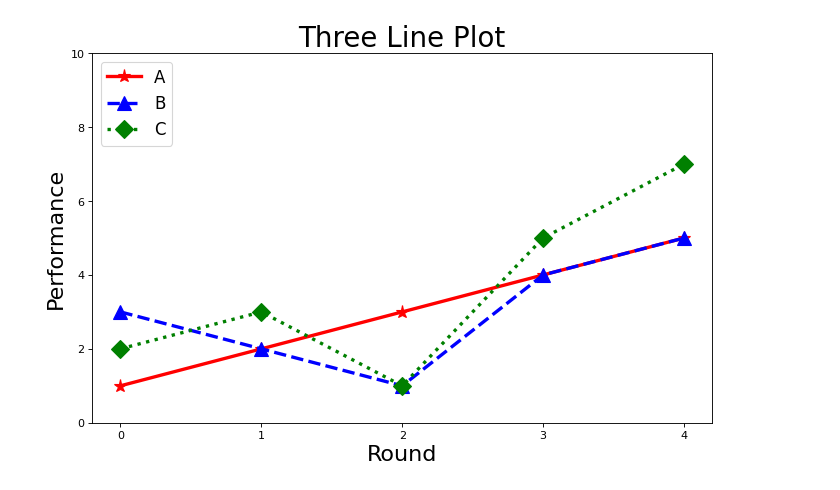
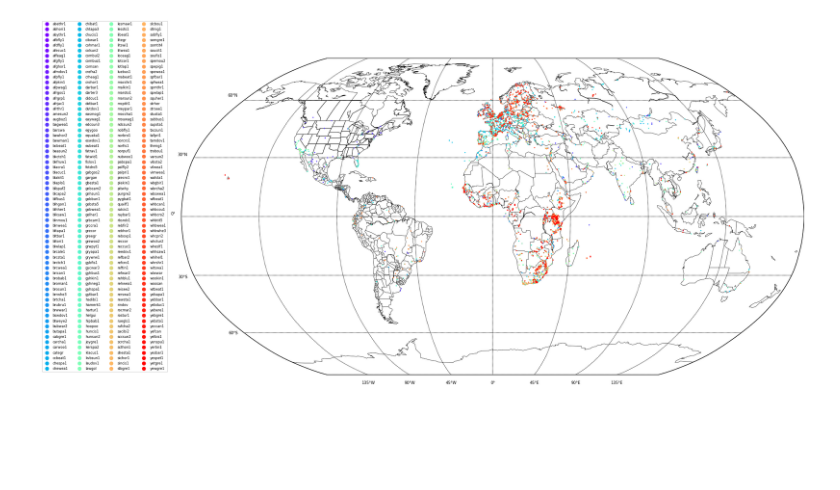
Before and after one commit to Yang-Shiyuan/B-Bird, a Jupyter notebook: ttttt.ipynb, the cells around one changed output. Saved outputs shown, nothing was run; the diff lists cells and outputs as text; code cells hidden in the pictures; blank space fills up the shorter version.

```diff
--- a/ttttt.ipynb
+++ b/ttttt.ipynb
@@ -1,31 +1,45 @@
-# %%
-
-import matplotlib.pyplot as plt
-import numpy as np
-
-data = {'A': [1,2,3,4,5], 'B': [3,2,1,4,5], 'C': [2,3,1,5,7]}
-
-x = np.array([0,1,2,3,4])
-
-plt.figure(figsize=(10,6), dpi=80)  # 设置分辨率
-
-plt.plot(x, data['A'], 'r-*', linewidth=3, markersize=12, label='A')
-
-plt.plot(x, data['B'], 'b--^', linewidth=3, markersize=12, label='B')
-
-plt.plot(x, data['C'], 'g:D', linewidth=3, markersize=12, label='C')
-
-plt.legend(loc=2, fontsize=15)   # 设置图例位置和字体大小
-
-plt.xticks(x, ['0', '1', '2', '3', '4'])  # 设置x轴刻度
-
-plt.yticks([0,2,4,6,8,10])                 # 设置y轴刻度
-
-plt.xlabel('Round', fontsize=20)          # x轴标签
-plt.ylabel('Performance', fontsize=20)     # y轴标签
-
-plt.title('Three Line Plot', fontsize=25)  # 添加标题
-
-plt.show()
-# %% [output]
-[figure, removed]
+# %%
+import pandas as pd
+import matplotlib.pyplot as plt
+from mpl_toolkits.basemap import Basemap
+import numpy as np
+import random
+from matplotlib.lines import Line2D
+
+csv_data = pd.read_csv('train_metadata.csv')
+tag_names = np.unique(csv_data['primary_label'])
+
+colors = plt.cm.rainbow(np.linspace(0, 1, len(tag_names)))
+color_dict = {}
+for i, name in enumerate(tag_names):
+    color_dict[name] = colors[i]  # '#' + ''.join([random.choice('0123456789ABCDEF') for _ in range(6)])
+
+
+fig = plt.figure(figsize=(20, 20))
+m = Basemap(projection='robin',lon_0=0,resolution='c')
+m.drawcoastlines(linewidth=0.5)
+m.drawcountries(linewidth=0.5)
+m.drawstates(linewidth=0.5)
+m.drawparallels(range(-90, 91, 30), labels=[1, 0, 0, 0], fontsize=7)
+m.drawmeridians(range(-180, 181, 45), labels=[0, 0, 0, 1], fontsize=7)
+
+
+for i, class_name in enumerate(csv_data['primary_label']):
+
+    x, y = m(csv_data['longitude'][i], csv_data['latitude'][i])
+    m.plot(x, y, 'o', markersize=1, color=color_dict[class_name],label=class_name)
+
+
+legend_elements = [ Line2D([0], [0], marker='o', color='w', markerfacecolor=color_dict[name], markersize=8, label=name) for  name in tag_names]
+
+# 创建图例
+# fig, ax = plt.subplots()
+fig.legend(handles=legend_elements, loc='lower center', ncol=4, fontsize=6, bbox_to_anchor=(0.03, 0.3))  # 设置图例显示为4列
+
+# 隐藏坐标轴
+# fig.axis('off')
+
+# 显示图例
+plt.show()
+# %% [output]
+[figure, added]
```
Also changed, not shown: 8 other files.
